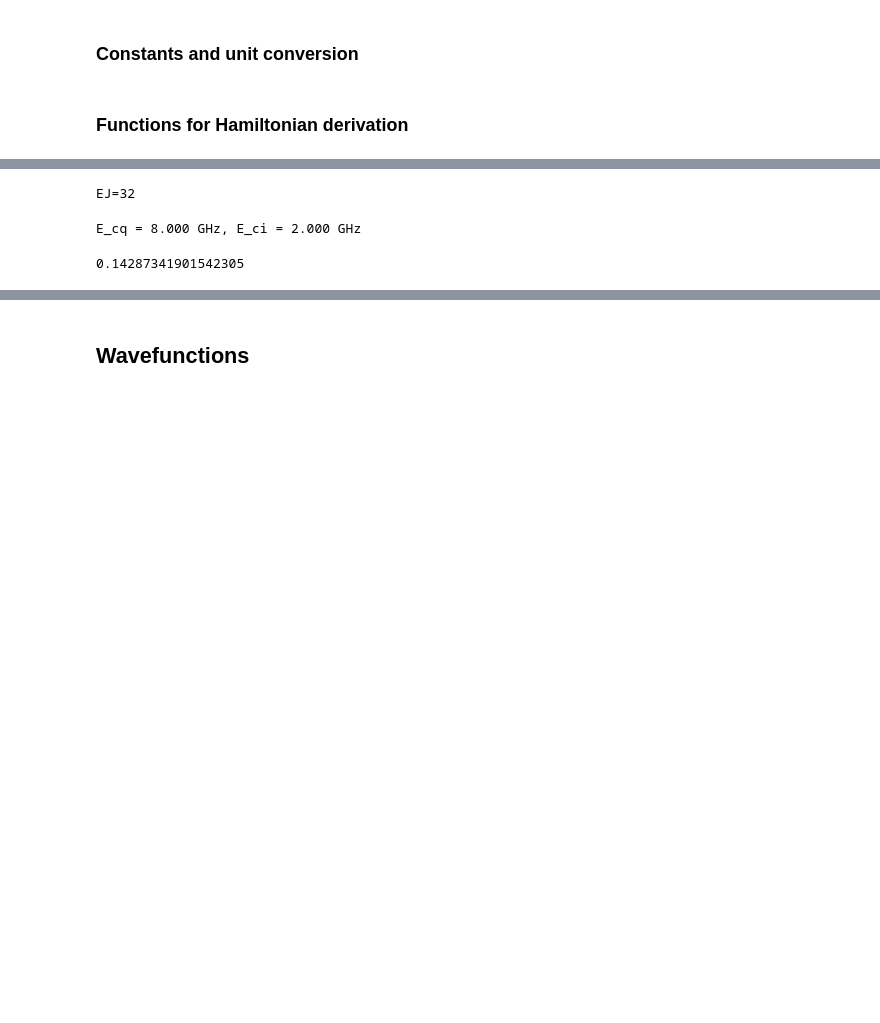
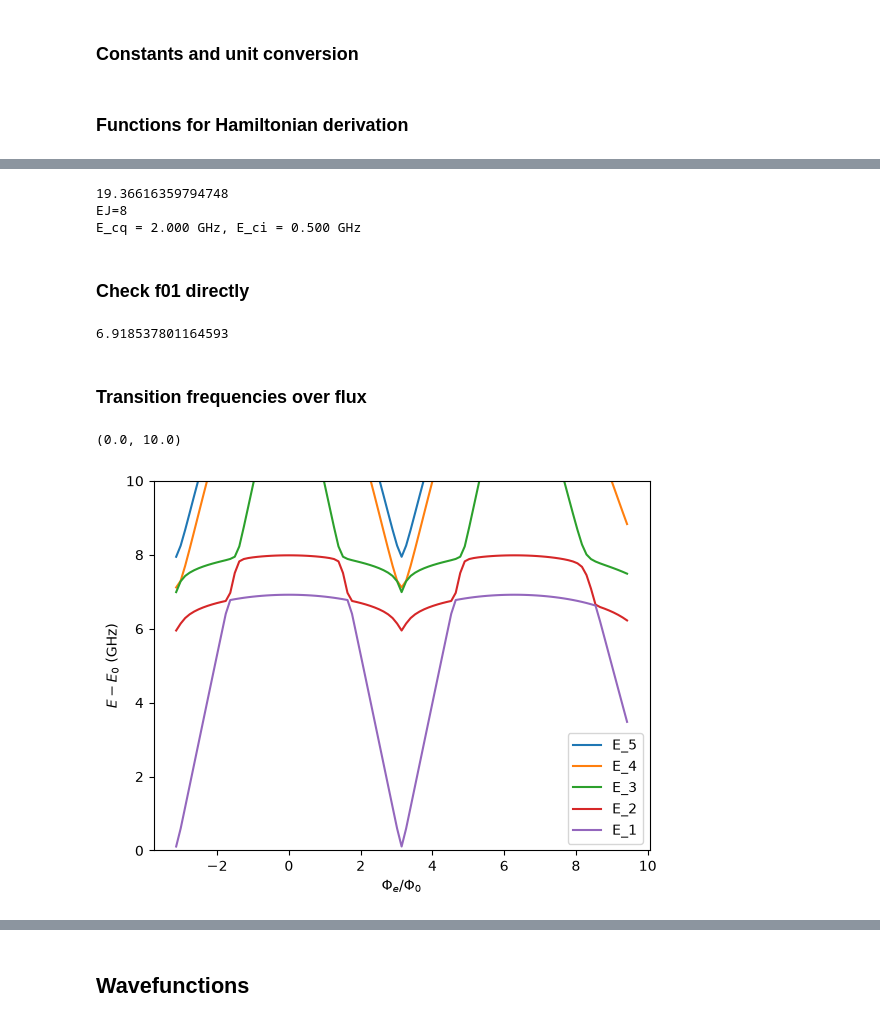
Before and after one commit to tyrasamenius/fluxonium_readout, a Jupyter notebook: Double_fluxonium_notebook.ipynb, the cells around one changed output, grey strips where cells are left out. Cells and saved outputs as stored; diff of their text form; code cells hidden in the pictures; blank space fills up the shorter version.

```diff
--- a/Double_fluxonium_notebook.ipynb
+++ b/Double_fluxonium_notebook.ipynb
@@ -68,34 +73,48 @@ def Ecs_from_caps_qir(cap_matrix):
 # %%
 # Energies in GHz and capacitances in fF.
 E_L = 1
-E_cj = 4
+E_cj = 1
 C_J = ECJ_to_CJ(E_cj)
+print(C_J)
 C_J1 = C_J
 C_J2 = C_J
 C = 0
 E_J1 = E_cj * 8
 E_J2 = E_cj * 8
 print(f"EJ={E_J2}")
+E_cq, E_ci = Ecs_from_caps_qi(C_J1, C_J2, C)
+print(f"E_cq = {E_cq:.3f} GHz, E_ci = {E_ci:.3f} GHz")
 
 
 N_wavfuncs = 5
 ext_phase = np.pi
 
 dflux1 = Double_Junc_Fluxonium(E_J1, E_J2, C_J1, C_J2, C, E_L, delta_phi = 0.05,
-                   nbr_periods = 4)
+                   nbr_periods = 4, N_charge=21)
 # %% [output]
-EJ=32
+19.36616359794748
+EJ=8
+E_cq = 2.000 GHz, E_ci = 0.500 GHz
-# %%
-E_cq, E_ci = Ecs_from_caps_qi(C_J1, C_J2, C)
-print(f"E_cq = {E_cq:.3f} GHz, E_ci = {E_ci:.3f} GHz")
-# %% [output]
-E_cq = 8.000 GHz, E_ci = 2.000 GHz
+# %% [markdown]
+### Check f01 directly
 # %%
-H = dflux1.get_h_symm(E_cq, E_ci, np.pi)
+H = dflux1.get_h_symm(E_cq, E_ci, 2*np.pi, 0.25)
 energies = eigsh(
                 H, k=15, which="SA", return_eigenvectors=False
             )
 energies.sort()
 print(energies[1] - energies[0])
 # %% [output]
-0.14287341901542305
+6.918537801164593
+# %% [markdown]
+### Transition frequencies over flux
+# %%
+N_en_levels = 6
+N_flux = 101
+ext_phase = np.linspace(-np.pi, 3*np.pi, N_flux)
+dflux1.plot_transitions_over_flux_symm(E_cq, E_ci, ext_phase, N_en_levels, 0)
+plt.legend()
+plt.ylim(0,10)
+# %% [output]
+(0.0, 10.0)
+[figure, added]
```
Also changed, not shown: parts of 28 cells of this notebook, 1 other file.
